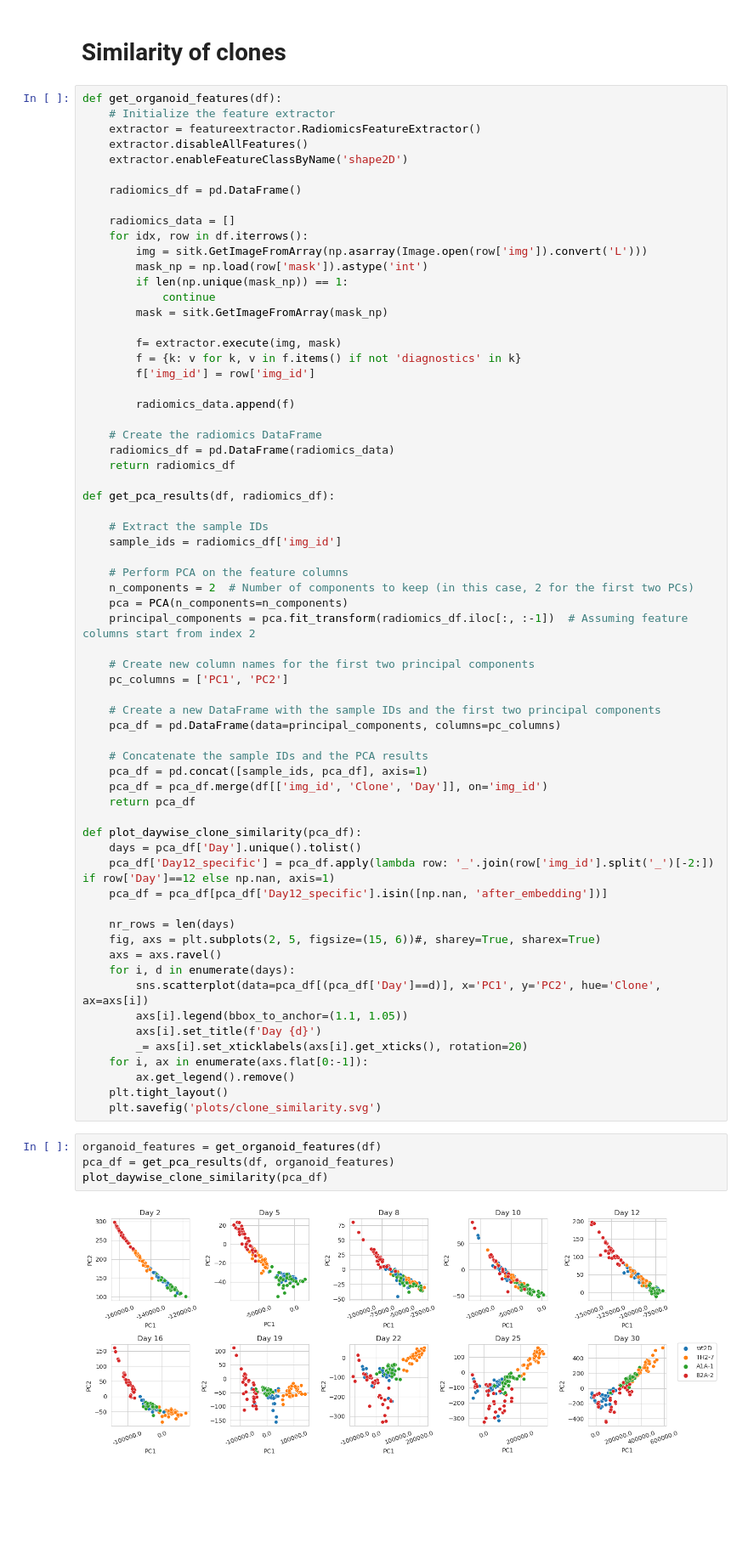
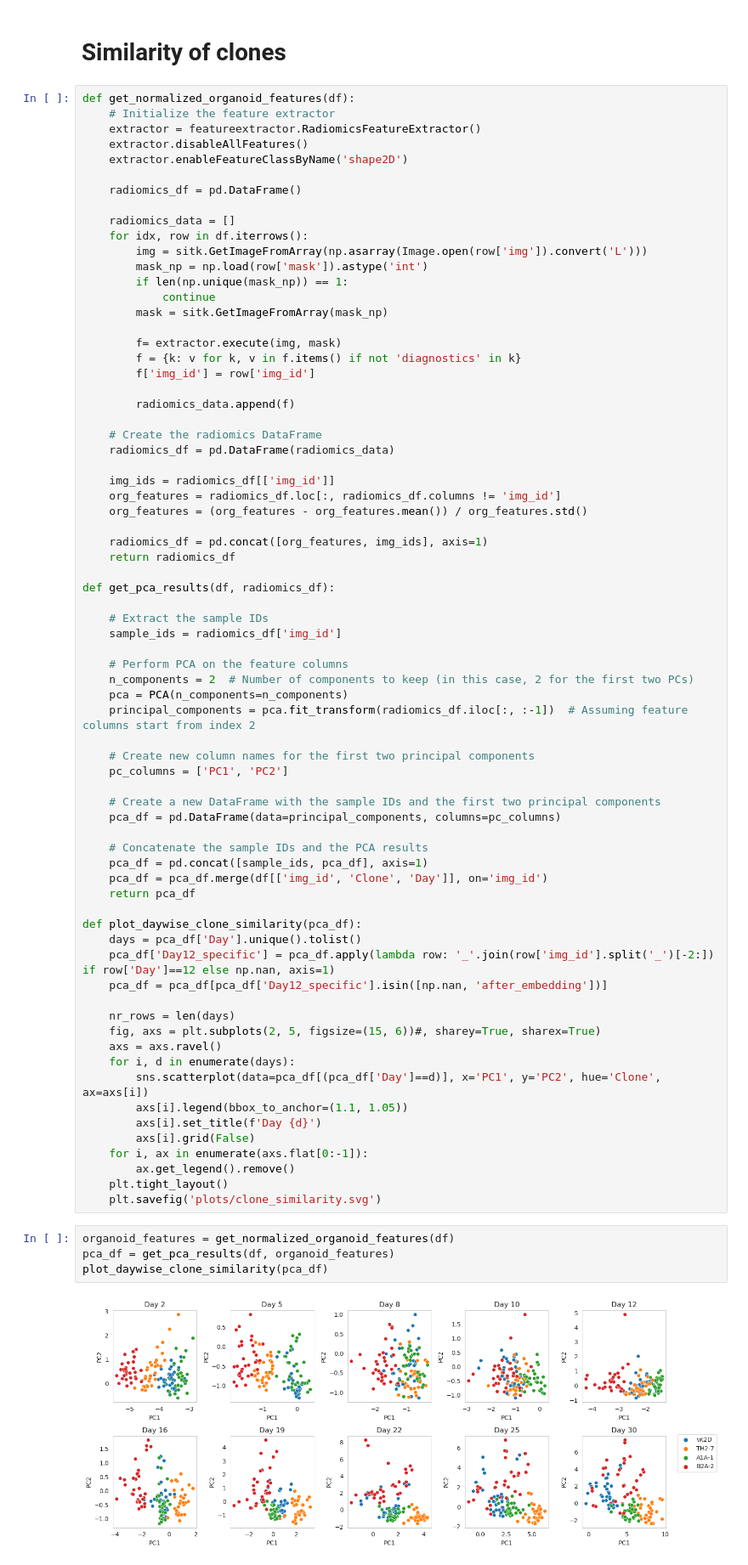
Before and after one commit to deiluca/robust_monitoring_organoid_growth, a Jupyter notebook: data_analysis.ipynb, the cells around one changed output. Shown at 85% size. Cells and saved outputs as stored; diff of their text form; blank space fills up the shorter version.

```diff
--- a/data_analysis.ipynb
+++ b/data_analysis.ipynb
@@ -462,7 +462,7 @@ x
 # %% [markdown]
 # Similarity of clones
 # %%
-def get_organoid_features(df):
+def get_normalized_organoid_features(df):
     # Initialize the feature extractor
     extractor = featureextractor.RadiomicsFeatureExtractor()
     extractor.disableAllFeatures()
@@ -486,6 +486,12 @@ def get_organoid_features(df):
 
     # Create the radiomics DataFrame
     radiomics_df = pd.DataFrame(radiomics_data)
+
+    img_ids = radiomics_df[['img_id']]
+    org_features = radiomics_df.loc[:, radiomics_df.columns != 'img_id']
+    org_features = (org_features - org_features.mean()) / org_features.std()
+
+    radiomics_df = pd.concat([org_features, img_ids], axis=1)
     return radiomics_df
 
 def get_pca_results(df, radiomics_df):
@@ -521,15 +527,15 @@ def plot_daywise_clone_similarity(pca_df):
         sns.scatterplot(data=pca_df[(pca_df['Day']==d)], x='PC1', y='PC2', hue='Clone', ax=axs[i])
         axs[i].legend(bbox_to_anchor=(1.1, 1.05))
         axs[i].set_title(f'Day {d}')
-        _= axs[i].set_xticklabels(axs[i].get_xticks(), rotation=20)
+        axs[i].grid(False)
     for i, ax in enumerate(axs.flat[0:-1]):
         ax.get_legend().remove()
     plt.tight_layout()
     plt.savefig('plots/clone_similarity.svg')
 # %%
-organoid_features = get_organoid_features(df)
+organoid_features = get_normalized_organoid_features(df)
 pca_df = get_pca_results(df, organoid_features)
 plot_daywise_clone_similarity(pca_df)
 # %% [output]
-[figure, old version]
+[figure, new version]
 # %%
```
Also changed, not shown: parts of 3 cells of this notebook, 2 other files.
